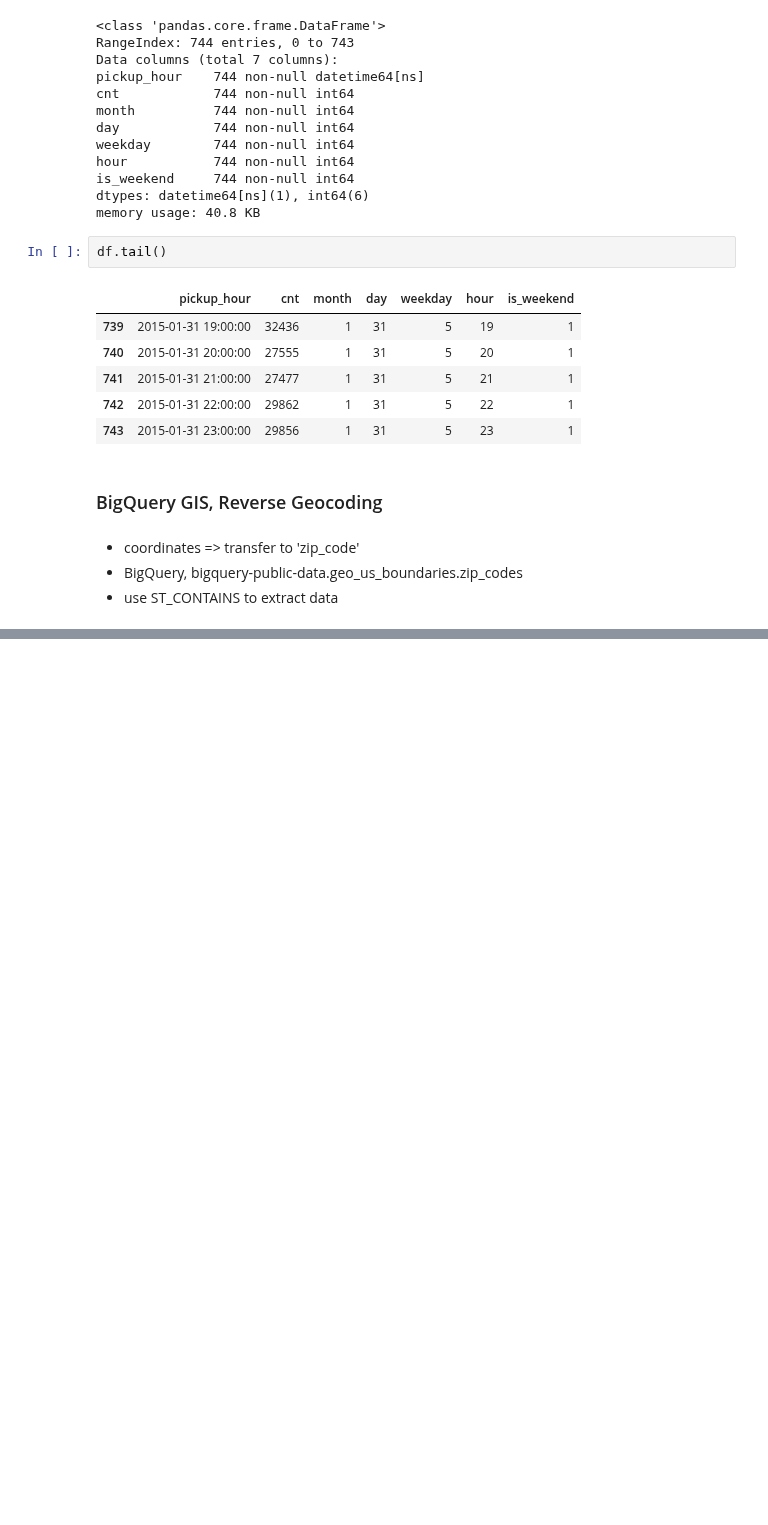
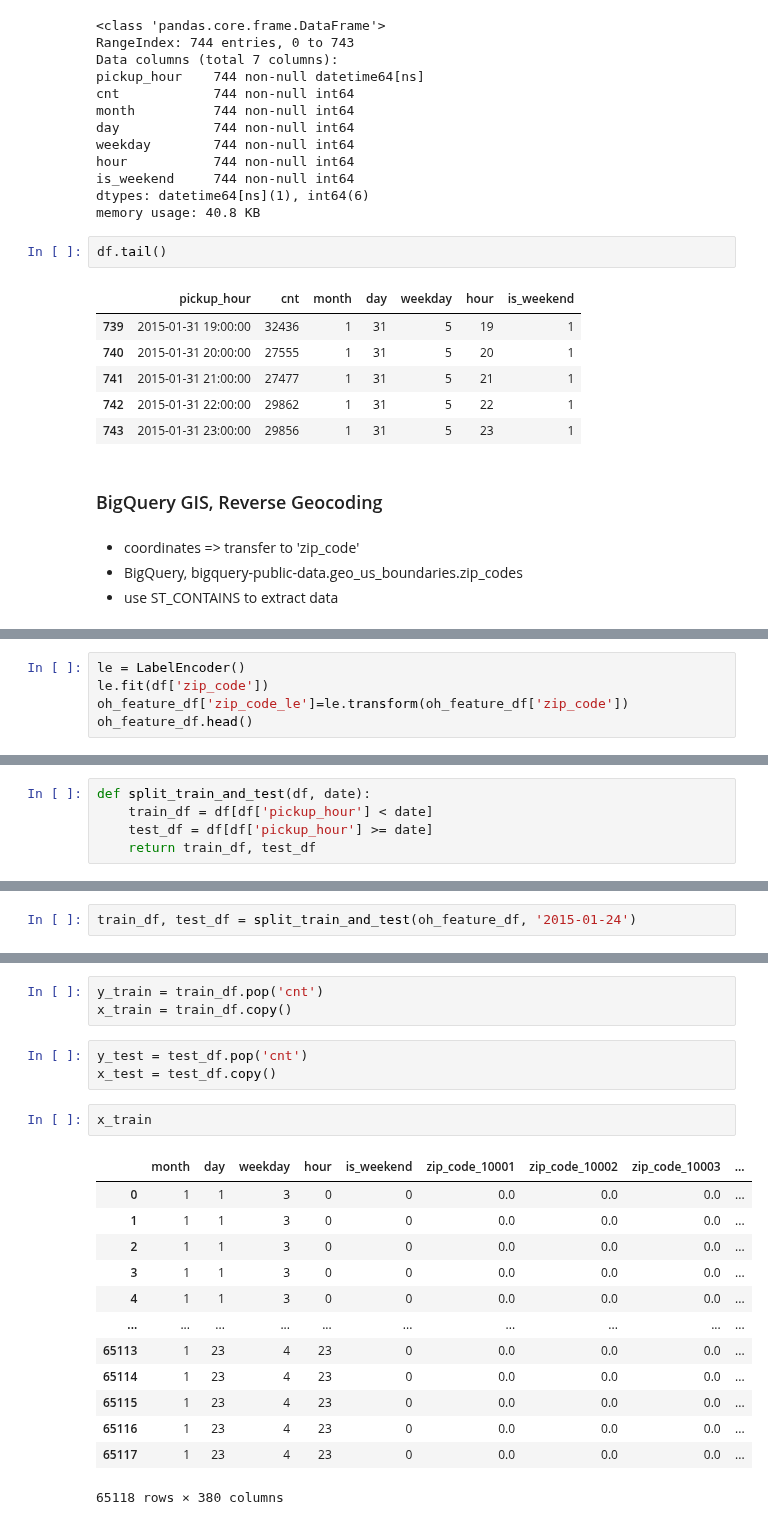
Before and after one commit to YoungJae-Hur/Data-science, a Jupyter notebook: project-NY-taxi-prediction/3. base modeling.ipynb, the cells around one changed output, grey strips where cells are left out. Drawn from its saved outputs; the diff is of its cells as text; blank space fills up the shorter version.

```diff
--- a/project-NY-taxi-prediction/3. base modeling.ipynb
+++ b/project-NY-taxi-prediction/3. base modeling.ipynb
@@ -196,0 +267,5 @@ df.tail()
+# %%
+le = LabelEncoder()
+le.fit(df['zip_code'])
+oh_feature_df['zip_code_le']=le.transform(oh_feature_df['zip_code'])
+oh_feature_df.head()
@@ -196,0 +285,5 @@ df.tail()
+# %%
+def split_train_and_test(df, date):
+    train_df = df[df['pickup_hour'] < date]
+    test_df = df[df['pickup_hour'] >= date]
+    return train_df, test_df
@@ -196,0 +298,2 @@ df.tail()
+# %%
+train_df, test_df = split_train_and_test(oh_feature_df, '2015-01-24')
@@ -196,0 +332,22 @@ df.tail()
+# %%
+y_train = train_df.pop('cnt')
+x_train = train_df.copy()
+# %%
+y_test = test_df.pop('cnt')
+x_test = test_df.copy()
+# %%
+x_train
+# %% [output]
+|  | month | day | weekday | hour | is_weekend | zip_code_10001 | zip_code_10002 | zip_code_10003 | ... |
+| 0 | 1 | 1 | 3 | 0 | 0 | 0.0 | 0.0 | 0.0 | ... |
+| 1 | 1 | 1 | 3 | 0 | 0 | 0.0 | 0.0 | 0.0 | ... |
+| 2 | 1 | 1 | 3 | 0 | 0 | 0.0 | 0.0 | 0.0 | ... |
+| 3 | 1 | 1 | 3 | 0 | 0 | 0.0 | 0.0 | 0.0 | ... |
+| 4 | 1 | 1 | 3 | 0 | 0 | 0.0 | 0.0 | 0.0 | ... |
+| ... | ... | ... | ... | ... | ... | ... | ... | ... | ... |
+| 65113 | 1 | 23 | 4 | 23 | 0 | 0.0 | 0.0 | 0.0 | ... |
+| 65114 | 1 | 23 | 4 | 23 | 0 | 0.0 | 0.0 | 0.0 | ... |
+| 65115 | 1 | 23 | 4 | 23 | 0 | 0.0 | 0.0 | 0.0 | ... |
+| 65116 | 1 | 23 | 4 | 23 | 0 | 0.0 | 0.0 | 0.0 | ... |
+| 65117 | 1 | 23 | 4 | 23 | 0 | 0.0 | 0.0 | 0.0 | ... |
+65118 rows × 380 columns
```
Also changed, not shown: parts of 17 cells of this notebook.
